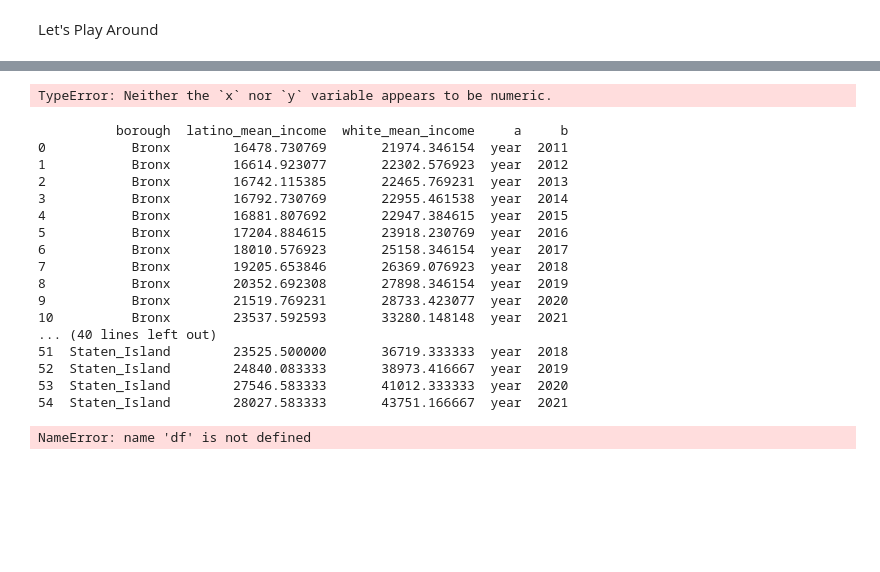
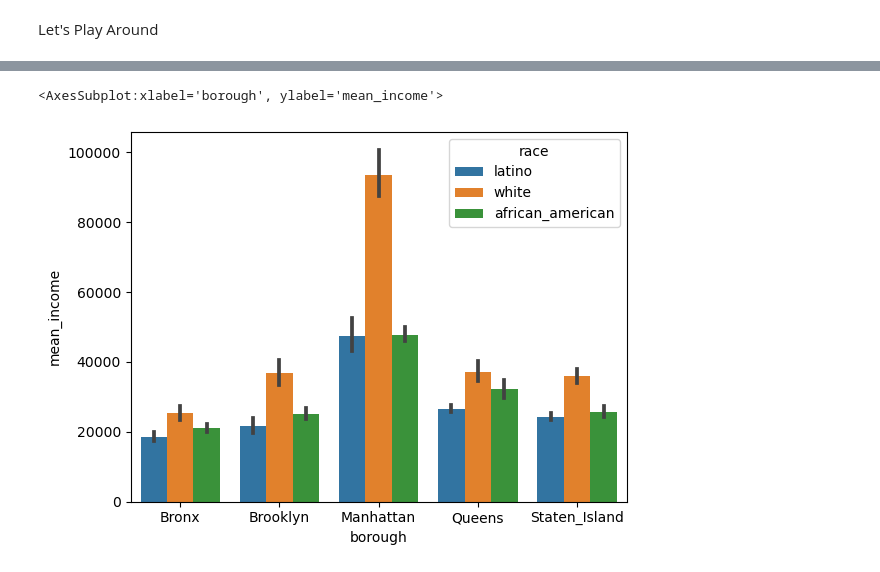
Before and after one commit to hpuma/Airbnb_Rental_Project, a Jupyter notebook: vis/acs_income_eda_sergio.ipynb, the cells around one changed output, grey strips where cells are left out. Cells and saved outputs as stored; diff of their text form; code cells hidden in the pictures; blank space fills up the shorter version.

```diff
--- a/vis/acs_income_eda_sergio.ipynb
+++ b/vis/acs_income_eda_sergio.ipynb
@@ -52,0 +17,22 @@ Index(['id', 'last_scraped', 'host_id', 'host_name', 'neighbourhood',
+# %%
+acs_boro = acs_income.groupby(['borough','year'])[['latino_mean_income','african_american_mean_income','white_mean_income']].mean().reset_index()
+ax = sns.barplot(data=acs_boro[acs_boro['borough']=='Brooklyn'], x="year", y="latino_mean_income")
+ax.set_title('Brooklyn')
+ax.set_ylabel('Latino Mean Income (USD $)')
+plt.show()
+ax = sns.barplot(data=acs_boro[acs_boro['borough']=='Bronx'], x="year", y="latino_mean_income")
+ax.set_title('Bronx')
+ax.set_ylabel('Latino Mean Income (USD $)')
+plt.show()
+ax = sns.barplot(data=acs_boro[acs_boro['borough']=='Manhattan'], x="year", y="latino_mean_income")
+ax.set_title('Manhattan')
+ax.set_ylabel('Latino Mean Income (USD $)')
+plt.show()
+ax = sns.barplot(data=acs_boro[acs_boro['borough']=='Queens'], x="year", y="latino_mean_income")
+ax.set_title('Queens')
+ax.set_ylabel('Latino Mean Income (USD $)')
+plt.show()
+ax = sns.barplot(data=acs_boro[acs_boro['borough']=='Staten_Island'], x="year", y="latino_mean_income")
+ax.set_title('Staten Island')
+ax.set_ylabel('Latino Mean Income (USD $)')
+plt.show()
@@ -235,36 +212,8 @@ plt.show()
 # %%
-sns.barplot(data=acs_income.melt(id_vars='borough',
-                                  value_name='mean_income', var_name='race'),
-            x='borough', y='mean_income', hue='race')
+sns.barplot(data=data,x='borough',y='mean_income',hue='race')
 # %% [output]
-TypeError: Neither the `x` nor `y` variable appears to be numeric.
+<AxesSubplot:xlabel='borough', ylabel='mean_income'>
+[figure, added]
-# %%
-data = acs_boro.melt(['borough','latino_mean_income','white_mean_income'], var_name='a', value_name='b')
-print (data)
-# %% [output]
-          borough  latino_mean_income  white_mean_income     a     b
-0           Bronx        16478.730769       21974.346154  year  2011
-1           Bronx        16614.923077       22302.576923  year  2012
-2           Bronx        16742.115385       22465.769231  year  2013
-3           Bronx        16792.730769       22955.461538  year  2014
-4           Bronx        16881.807692       22947.384615  year  2015
-5           Bronx        17204.884615       23918.230769  year  2016
-6           Bronx        18010.576923       25158.346154  year  2017
-7           Bronx        19205.653846       26369.076923  year  2018
-8           Bronx        20352.692308       27898.346154  year  2019
-9           Bronx        21519.769231       28733.423077  year  2020
-10          Bronx        23537.592593       33280.148148  year  2021
-... (40 lines left out)
-51  Staten_Island        23525.500000       36719.333333  year  2018
-52  Staten_Island        24840.083333       38973.416667  year  2019
-53  Staten_Island        27546.583333       41012.333333  year  2020
-54  Staten_Island        28027.583333       43751.166667  year  2021
-# %%
-g = df.groupby(['zipcode','year','borough'])[['latino_mean_income','white_mean_income','white_alone(not_latino)_mean_income']].mean().reset_index()
-manhattan=g[g['borough']=='Manhattan']
-brooklyn=g[g['borough']=='Brooklyn']
-# %% [output]
-NameError: name 'df' is not defined
 # %%
 sns.boxplot(data=manhattan, x='year', y='latino_mean_income')
 # %%
```
Also changed, not shown: parts of 22 cells of this notebook.
